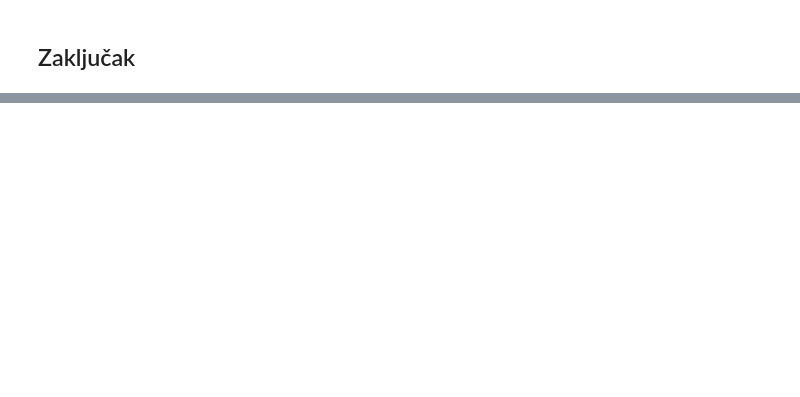
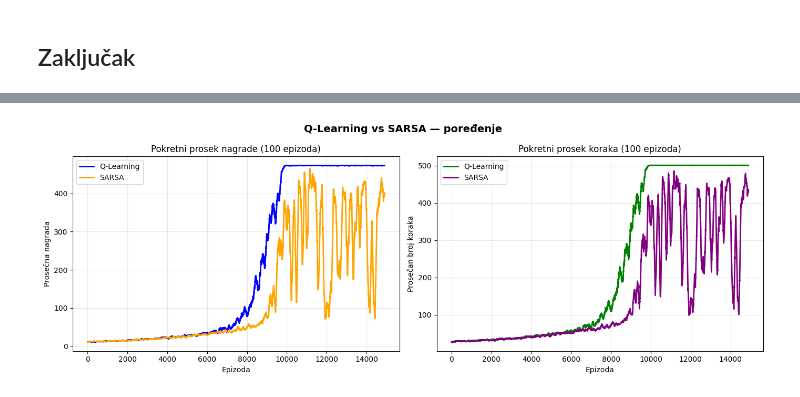
Before and after one commit to neshko31/SOAA-Projekat, a Jupyter notebook: ball-and-beam.ipynb, the cells around one changed output, grey strips where cells are left out. Cells and saved outputs as stored; diff of their text form; code cells hidden in the pictures; blank space fills up the shorter version.

```diff
--- a/ball-and-beam.ipynb
+++ b/ball-and-beam.ipynb
@@ -186,0 +496,4 @@ MOŽDA. Ovde ćemo samo zapisati zaključke koje smo izveli iz rada nad ovim zad
+# %%
+visualize_comparison()
+# %% [output]
+[figure, added]
```
Also changed, not shown: parts of 7 cells of this notebook.
